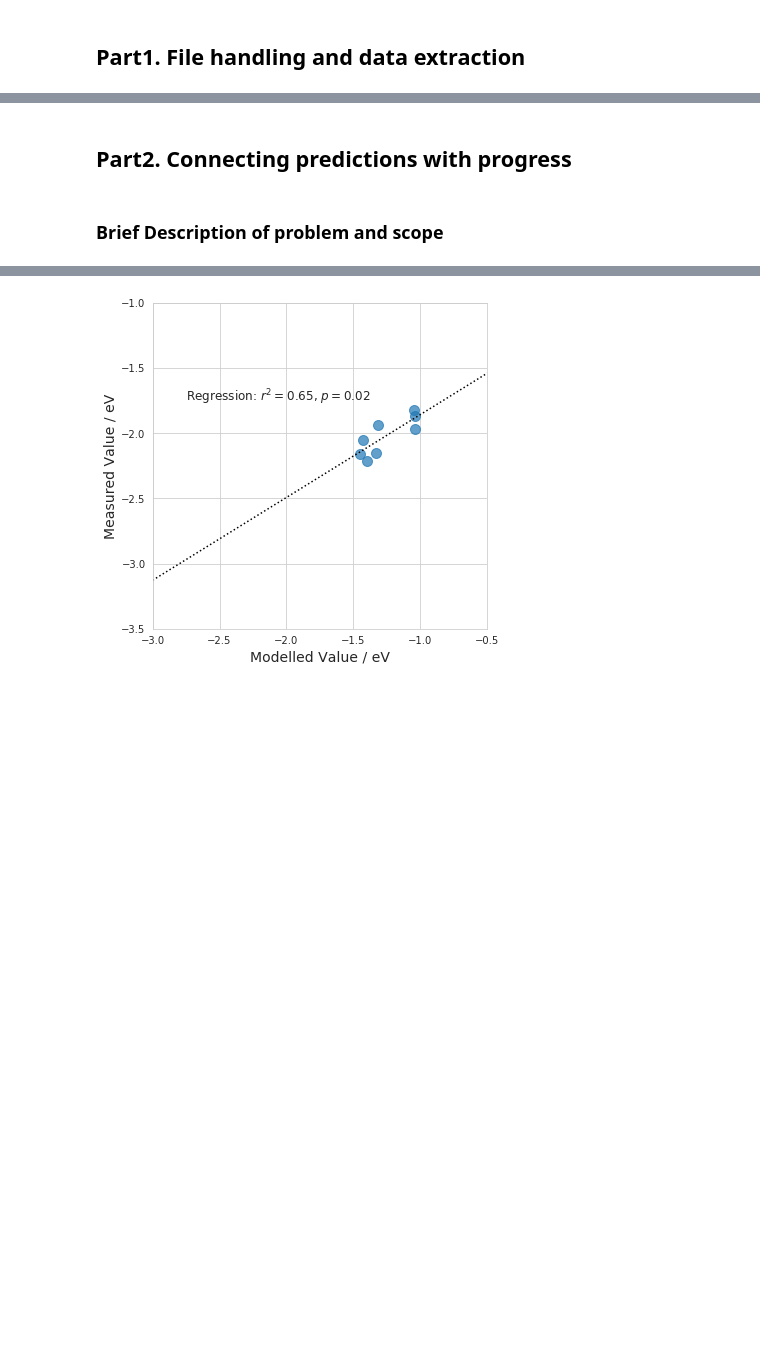
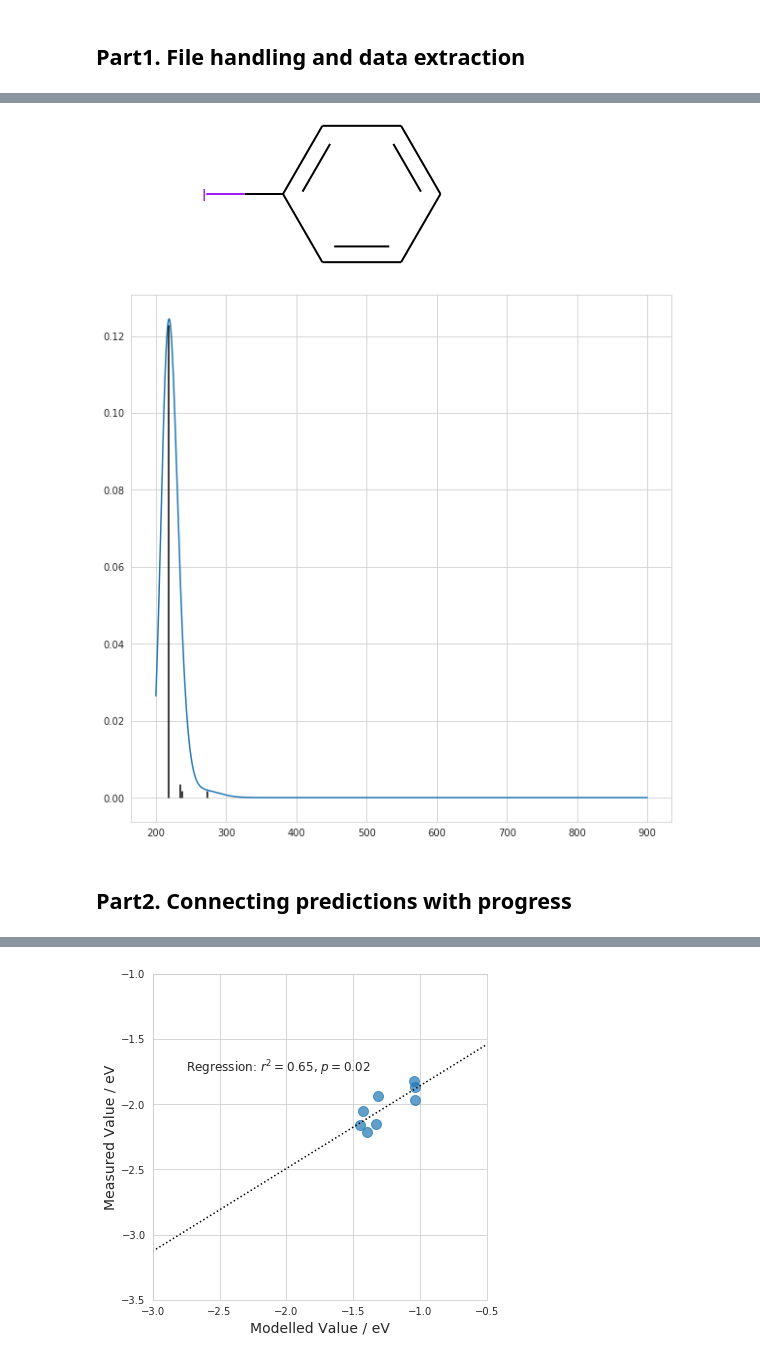
Before and after one commit to WillTarran/WillTarran.github.io, a Jupyter notebook: slides/DataAdventure.ipynb, the cells around one changed output, grey strips where cells are left out. Drawn from its saved outputs; the diff is of its cells as text; code cells hidden in the pictures; blank space fills up the shorter version.

```diff
--- a/slides/DataAdventure.ipynb
+++ b/slides/DataAdventure.ipynb
@@ -12,4 +782,14 @@ sns.set_style('whitegrid')
+# %%
+# With a quick custom module (github.com/WillTarran/Comp_Chem_Tools)
+from UV_plot import Structure
+molecule = Structure('Data/ESoutput.txt')
+molecule.read_states()
+molecule.gen_spectrum() ; molecule.gen_linespec()
+fig, ax, lines = molecule.gen_plot('all')
+fig.set_size_inches(10,10)
+molecule.make_structure()
+# %% [output]
+[figure, added]
+[figure, added]
 # %% [markdown]
 ## Part2. Connecting predictions with progress
-# %% [markdown]
-### Brief Description of problem and scope
```
Also changed, not shown: parts of 15 cells of this notebook, 15 other files.
